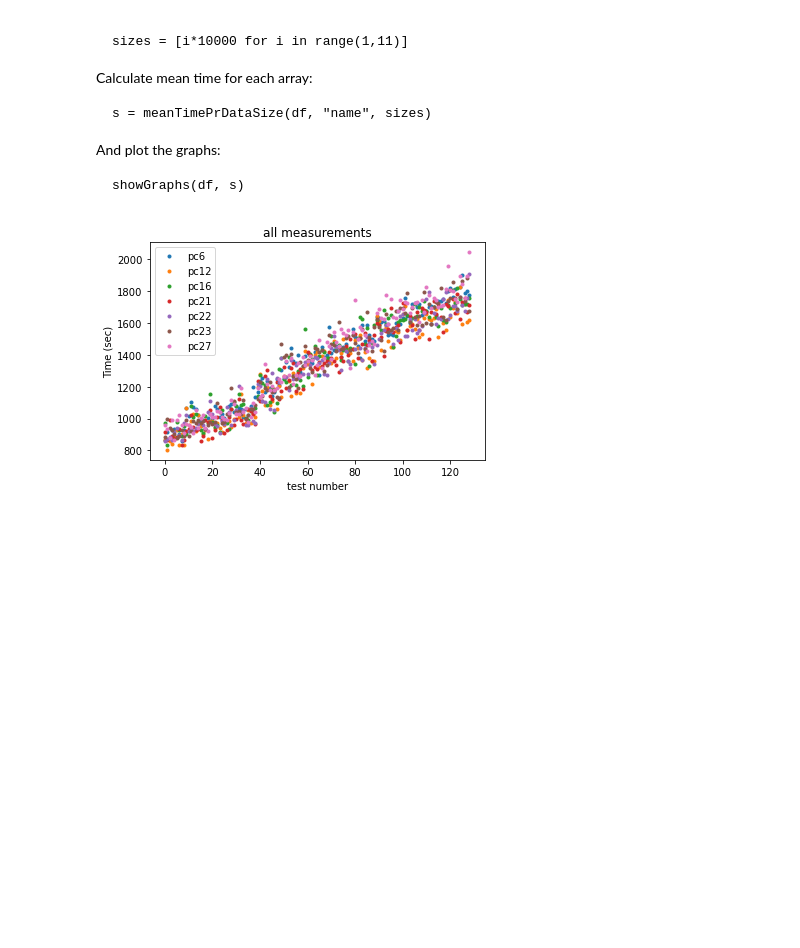
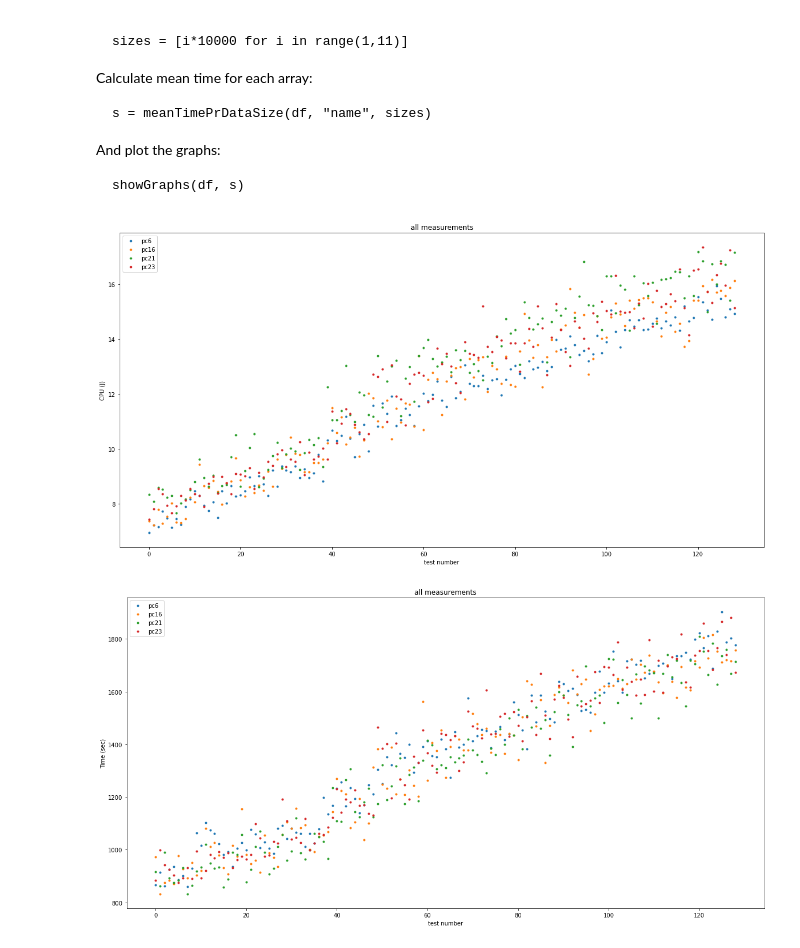
Before and after one commit to hrallil/RAPL_measurements, a Jupyter notebook: Java/Preliminary results/LaptopTests/DataProcessing.ipynb, the cells around one changed output. Saved outputs shown, nothing was run; the diff lists cells and outputs as text; code cells hidden in the pictures; blank space fills up the shorter version.

Commit message:
Laptop test picked

```diff
--- a/Java/Preliminary results/LaptopTests/DataProcessing.ipynb
+++ b/Java/Preliminary results/LaptopTests/DataProcessing.ipynb
@@ -42,49 +42,53 @@ pc27 = pd.read_csv("pcTest-27.csv")
 
 pc6.columns = ["Name","PKG","CPU", "GPU" , "DRAM?" , "Time (sec)"]
 pc12.columns = ["Name","PKG","CPU", "GPU" , "DRAM?" , "Time (sec)"]
 pc16.columns = ["Name","PKG","CPU", "GPU" , "DRAM?" , "Time (sec)"]
 pc21.columns = ["Name","PKG","CPU", "GPU" , "DRAM?" , "Time (sec)"]
 pc22.columns = ["Name","PKG","CPU", "GPU" , "DRAM?" , "Time (sec)"]
 pc23.columns = ["Name","PKG","CPU", "GPU" , "DRAM?" , "Time (sec)"]
 pc27.columns = ["Name","PKG","CPU", "GPU" , "DRAM?" , "Time (sec)"]
 
 # delete any value < 0
 pc6= pc6[pc6['Time (sec)'] >= 0]
 pc12 = pc12[pc12['Time (sec)'] >= 0]
 pc16 = pc16[pc16['Time (sec)'] >= 0]
 pc21 = pc21[pc21['Time (sec)'] >= 0]
 pc22 = pc22[pc22['Time (sec)'] >= 0]
 pc23 = pc23[pc23['Time (sec)'] >= 0]
 pc27 = pc27[pc27['Time (sec)'] >= 0]
 
 #plot data
+plt.figure(figsize=(20,10))
+plt.plot(pc6["CPU"], ".",label="pc6")
+#plt.plot(pc12["CPU"], ".",label="pc12")
+plt.plot(pc16["CPU"], ".",label="pc16")
+plt.plot(pc21["CPU"], ".",label="pc21")
+#plt.plot(pc22["CPU"], ".",label="pc22")
+plt.plot(pc23["CPU"], ".",label="pc23")
+#plt.plot(pc27["CPU"], ".",label="pc27")
+
+plt.legend(loc="upper left")
+plt.xlabel("test number")
+plt.ylabel("CPU (J)")
+plt.title("all measurements")
+plt.show()
+
+
+#plot data
+plt.figure(figsize=(20,10))
 plt.plot(pc6["Time (sec)"], ".",label="pc6")
-plt.plot(pc12["Time (sec)"], ".",label="pc12")
+#plt.plot(pc12["Time (sec)"], ".",label="pc12")
 plt.plot(pc16["Time (sec)"], ".",label="pc16")
 plt.plot(pc21["Time (sec)"], ".",label="pc21")
-plt.plot(pc22["Time (sec)"], ".",label="pc22")
+#plt.plot(pc22["Time (sec)"], ".",label="pc22")
 plt.plot(pc23["Time (sec)"], ".",label="pc23")
-plt.plot(pc27["Time (sec)"], ".",label="pc27")
+#plt.plot(pc27["Time (sec)"], ".",label="pc27")
 
 plt.legend(loc="upper left")
 plt.xlabel("test number")
 plt.ylabel("Time (sec)")
 plt.title("all measurements")
 plt.show()
-
-#plot data
-plt.plot(pc6["Time (sec)"], ".",label="pc6")
-plt.plot(pc12["Time (sec)"], ".",label="pc12")
-plt.plot(pc16["Time (sec)"], ".",label="pc16")
-plt.plot(pc21["Time (sec)"], ".",label="pc21")
-plt.plot(pc22["Time (sec)"], ".",label="pc22")
-plt.plot(pc23["Time (sec)"], ".",label="pc23")
-plt.plot(pc27["Time (sec)"], ".",label="pc27")
-
-plt.legend(loc="upper left")
-plt.xlabel("test number")
-plt.ylabel("Time (sec)")
-plt.title("all measurements")
-plt.show()
 # %% [output]
-[figure, old version]
+[figure, new version]
+[figure, added]
```
